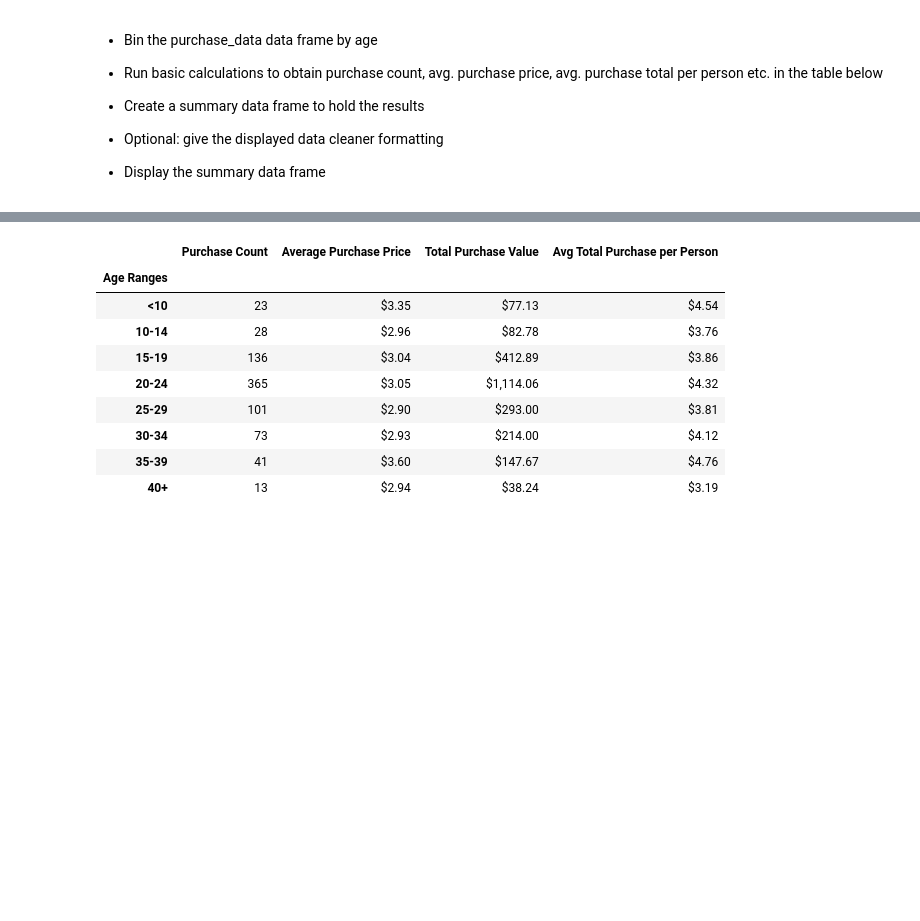
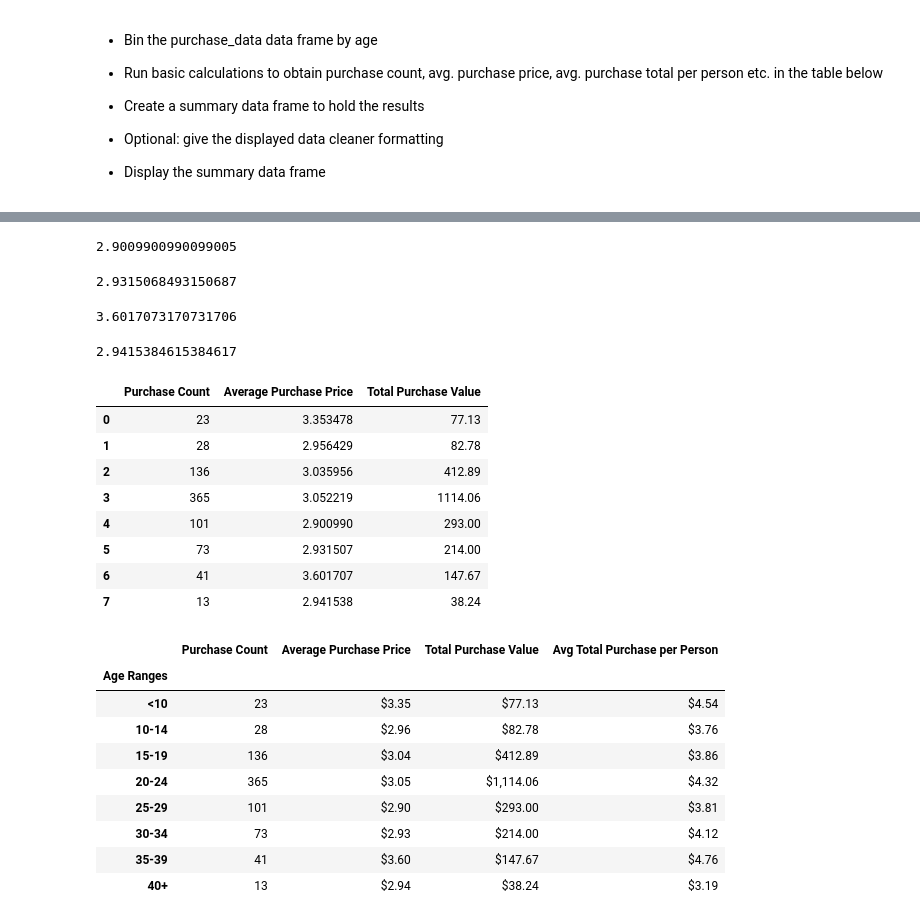
Before and after one commit to adrianstrecker/pandas-challenge, a Jupyter notebook: HeroesOfPymoli_starter.ipynb, the cells around one changed output, grey strips where cells are left out. Drawn from its saved outputs; the diff is of its cells as text; code cells hidden in the pictures; blank space fills up the shorter version.

Commit message:
Backing up progress of age summary table

```diff
--- a/HeroesOfPymoli_starter.ipynb
+++ b/HeroesOfPymoli_starter.ipynb
@@ -311,3 +349,82 @@ tot_under_ten_price
+# %%
+#Twenty-five to twenty-nine purchase count
+twentyfive_to_twentynine_count = len(purchase_data.loc[purchase_data["Age Group"] == "25-29", column])
+
+#Twenty to twenty-four pricing
+twentyfive_to_twentynine_price = purchase_data.loc[purchase_data["Age Group"] == "25-29", avg_price]
+
+#Twenty to twenty-four price
+avg_twentyfive_to_twentynine_price = twentyfive_to_twentynine_price["Price"].mean()
+
+#Total twenty to twenty-four price
+tot_twentyfive_to_twentynine_price = twentyfive_to_twentynine_price["Price"].sum()
+# %% [output]
+2.9009900990099005
+# %%
+#Thirty to thirty-four purchase count
+thirty_to_thirtyfour_count = len(purchase_data.loc[purchase_data["Age Group"] == "30-34", column])
+
+#Thirty to thirty-four pricing
+thirty_to_thirtyfour_price = purchase_data.loc[purchase_data["Age Group"] == "30-34", avg_price]
+
+#Thirty to thirty-four price
+avg_thirty_to_thirtyfour_price = thirty_to_thirtyfour_price["Price"].mean()
+
+#Total thirty to thirty-four price
+tot_thirty_to_thirtyfour_price = thirty_to_thirtyfour_price["Price"].sum()
+# %% [output]
+2.9315068493150687
+# %%
+#Thirty-five to thirty-nine purchase count
+thirtyfive_to_thirtynine_count = len(purchase_data.loc[purchase_data["Age Group"] == "35-39", column])
+
+#Thirty to thirty-four pricing
+thirtyfive_to_thirtynine_price = purchase_data.loc[purchase_data["Age Group"] == "35-39", avg_price]
+
+#Thirty to thirty-four price
+avg_thirtyfive_to_thirtynine_price = thirtyfive_to_thirtynine_price["Price"].mean()
+
+#Total thirty to thirty-four price
+tot_thirtyfive_to_thirtynine_price = thirtyfive_to_thirtynine_price["Price"].sum()
+# %% [output]
+3.6017073170731706
+# %%
+#Over 40 purchase count
+over_forty_count = len(purchase_data.loc[purchase_data["Age Group"] == "40+", column])
+
+#Thirty to thirty-four pricing
+over_forty_price = purchase_data.loc[purchase_data["Age Group"] == "40+", avg_price]
+
+#Thirty to thirty-four price
+avg_over_forty_price = over_forty_price["Price"].mean()
+
+#Total thirty to thirty-four price
+tot_over_forty_price = over_forty_price["Price"].sum()
+# %% [output]
+2.9415384615384617
+# %%
+#Create summary table
+age_pur_summary = pd.DataFrame({"Purchase Count": [under_ten_count, ten_to_fourteen_count, fifteen_to_nineteen_count,
+                                                   twenty_to_twentyfour_count, twentyfive_to_twentynine_count, thirty_to_thirtyfour_count,
+                                                  thirtyfive_to_thirtynine_count, over_forty_count],
+                                "Average Purchase Price": [avg_under_ten_price, avg_ten_to_fourteen_price, avg_fifteen_to_nineteen_price,
+                                                          avg_twenty_to_twentyfour_price, avg_twentyfive_to_twentynine_price,
+                                                           avg_thirty_to_thirtyfour_price, avg_thirtyfive_to_thirtynine_price, avg_over_forty_price],
+                                "Total Purchase Value": [tot_under_ten_price, tot_ten_to_fourteen_price, tot_fifteen_to_nineteen_price,
+                                                        tot_twenty_to_twentyfour_price, tot_twentyfive_to_twentynine_price,
+                                                        tot_thirty_to_thirtyfour_price, tot_thirtyfive_to_thirtynine_price, tot_over_forty_price]})
+
+age_pur_summary
+# %% [output]
+|  | Purchase Count | Average Purchase Price | Total Purchase Value |
+| 0 | 23 | 3.353478 | 77.13 |
+| 1 | 28 | 2.956429 | 82.78 |
+| 2 | 136 | 3.035956 | 412.89 |
+| 3 | 365 | 3.052219 | 1114.06 |
+| 4 | 101 | 2.900990 | 293.00 |
+| 5 | 73 | 2.931507 | 214.00 |
+| 6 | 41 | 3.601707 | 147.67 |
+| 7 | 13 | 2.941538 | 38.24 |
 # %%
 # %% [output]
 |  | Purchase Count | Average Purchase Price | Total Purchase Value | Avg Total Purchase per Person |
```
Also changed, not shown: parts of 4 cells of this notebook.
